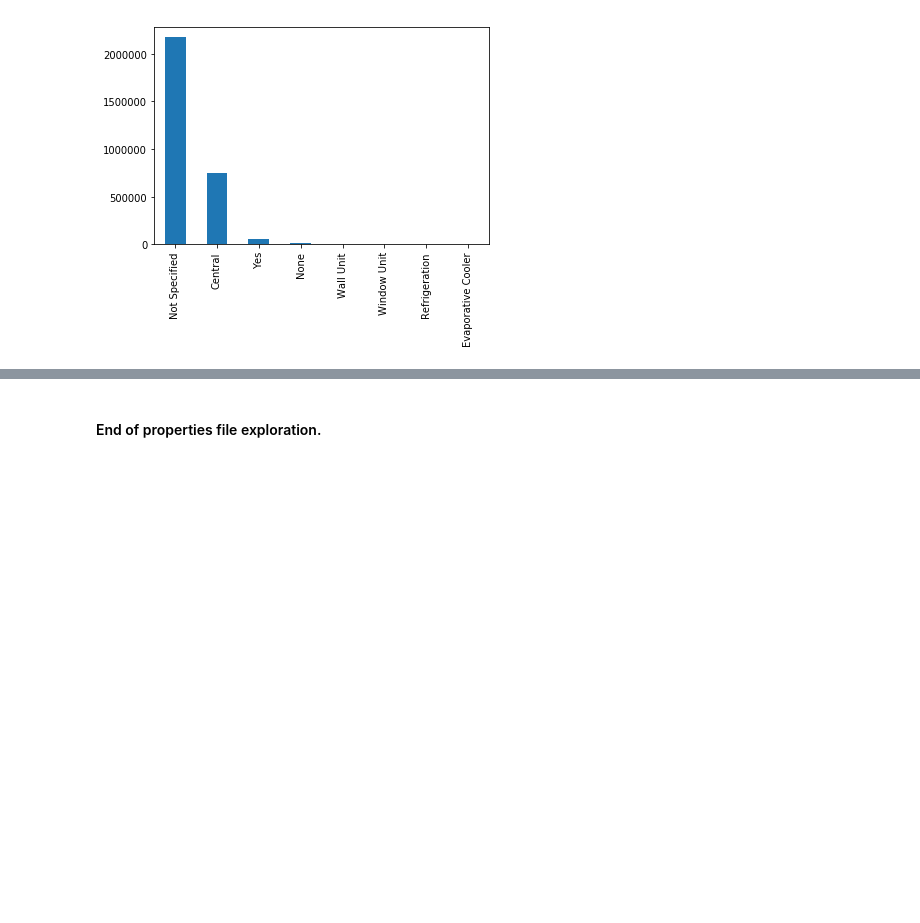
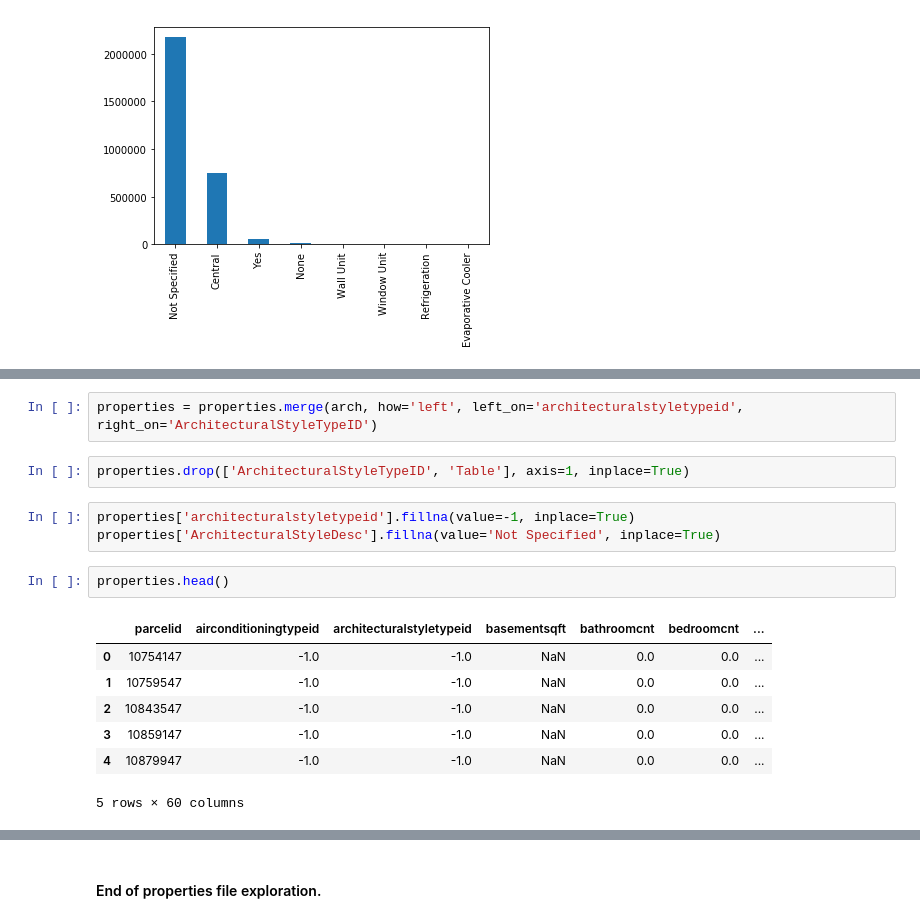
Before and after one commit to scollins83/kaggle_zillow_zestimate, a Jupyter notebook: ZC_EDA.ipynb, the cells around one changed output, grey strips where cells are left out. Cells and saved outputs as stored; diff of their text form; blank space fills up the shorter version.

```diff
--- a/ZC_EDA.ipynb
+++ b/ZC_EDA.ipynb
@@ -205,0 +217,17 @@ properties.AirConditioningDesc.value_counts().plot(kind='bar')
+# %%
+properties = properties.merge(arch, how='left', left_on='architecturalstyletypeid', right_on='ArchitecturalStyleTypeID')
+# %%
+properties.drop(['ArchitecturalStyleTypeID', 'Table'], axis=1, inplace=True)
+# %%
+properties['architecturalstyletypeid'].fillna(value=-1, inplace=True)
+properties['ArchitecturalStyleDesc'].fillna(value='Not Specified', inplace=True)
+# %%
+properties.head()
+# %% [output]
+|  | parcelid | airconditioningtypeid | architecturalstyletypeid | basementsqft | bathroomcnt | bedroomcnt | ... |
+| 0 | 10754147 | -1.0 | -1.0 | NaN | 0.0 | 0.0 | ... |
+| 1 | 10759547 | -1.0 | -1.0 | NaN | 0.0 | 0.0 | ... |
+| 2 | 10843547 | -1.0 | -1.0 | NaN | 0.0 | 0.0 | ... |
+| 3 | 10859147 | -1.0 | -1.0 | NaN | 0.0 | 0.0 | ... |
+| 4 | 10879947 | -1.0 | -1.0 | NaN | 0.0 | 0.0 | ... |
+5 rows × 60 columns
```
Also changed, not shown: parts of 22 cells of this notebook.
